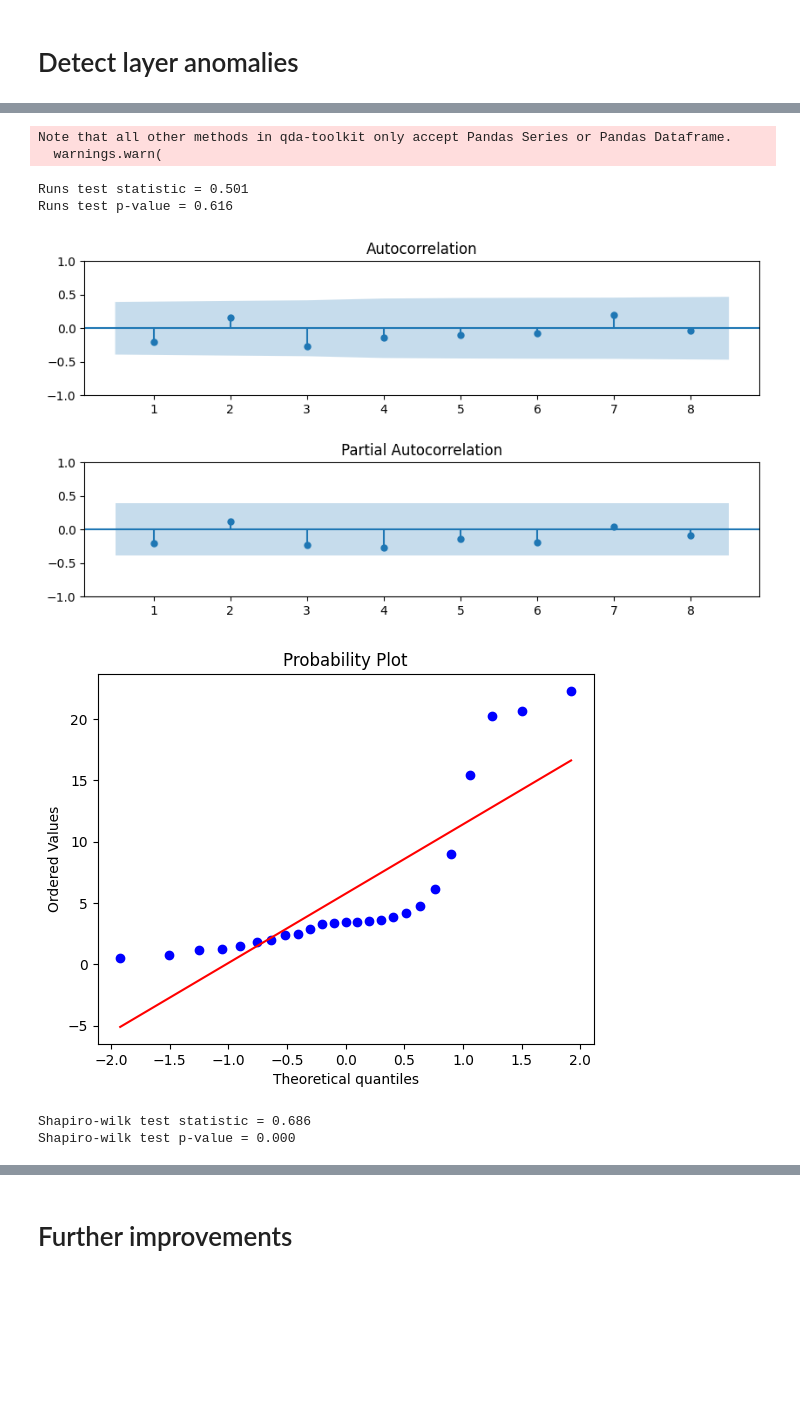
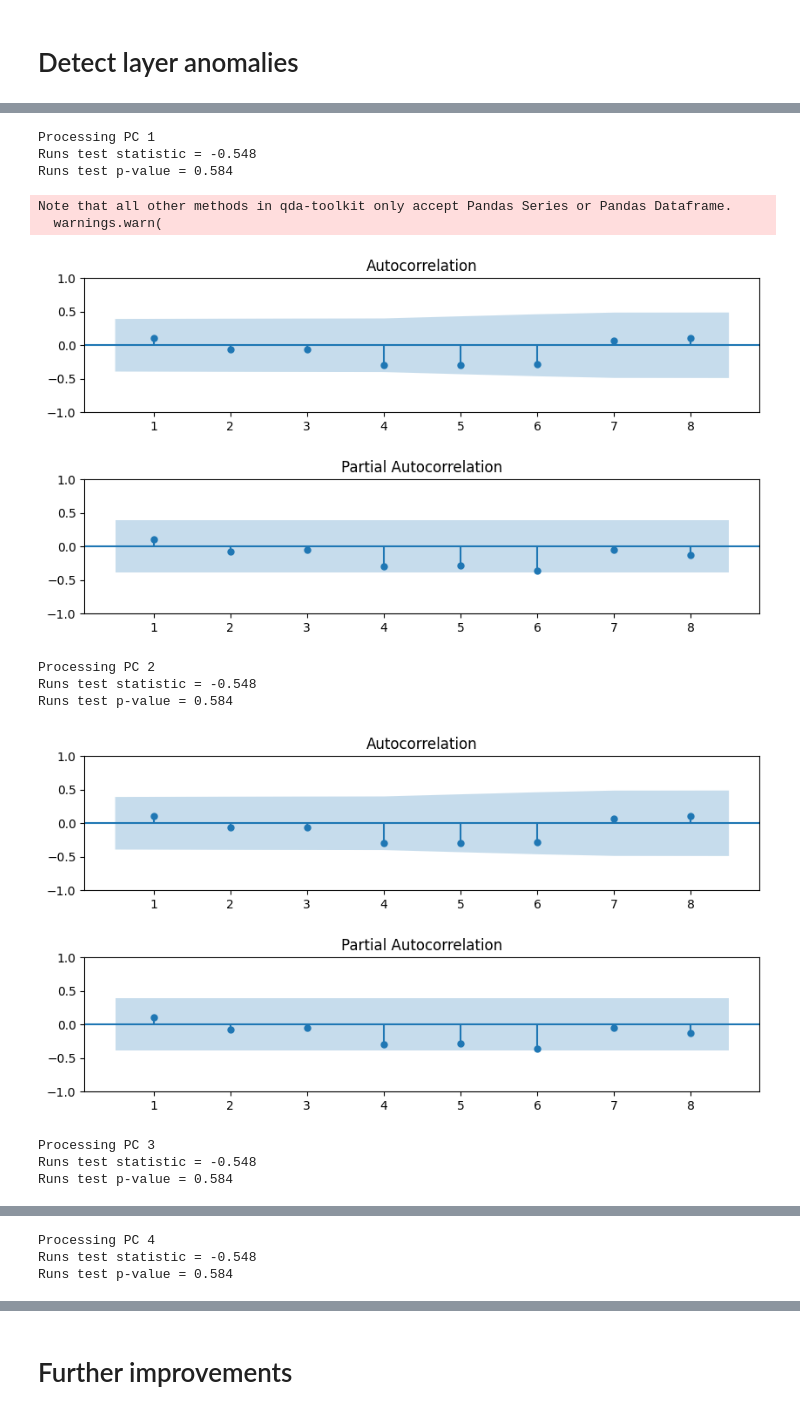
Before and after one commit to Cimap-dev/qda-project, a Jupyter notebook: pca_25_layerwise.ipynb, the cells around one changed output, grey strips where cells are left out. Drawn from its saved outputs; the diff is of its cells as text; code cells hidden in the pictures; blank space fills up the shorter version.

```diff
--- a/pca_25_layerwise.ipynb
+++ b/pca_25_layerwise.ipynb
@@ -74,8 +74,10 @@ import matplotlib.pyplot as plt
 
 # Assume list_25l is a NumPy array of shape (25, 120, 118)
 frames = np.array(list_25l)
+frames = (frames - np.mean(frames, axis=(1, 2), keepdims=True)) / np.std(frames, axis=(1, 2), keepdims=True)
 J, M, N = frames.shape
 p = M * N
+
 
 # Step 1: Reshape each frame to 1D vector and stack them
 X = frames.reshape(J, -1)  # Shape: (J, p)
@@ -86,7 +88,7 @@ scores = pca.fit_transform(X)
 
 # Step 3: Choose m components explaining ≥80% of variance
 explained = np.cumsum(pca.explained_variance_ratio_)
-m = np.searchsorted(explained, 0.80) + 1
+m = np.searchsorted(explained, 0.60) + 1
 print(m)
 Z = scores[:, :m]
 Lambda_inv = np.diag(1 / pca.explained_variance_[:m])
@@ -124,0 +148,13 @@ plt.show()
+# %%
+print(loadings)
+# Plot the first 5 loadings
+fig, axs = plt.subplots(1, 5, figsize=(20, 4), sharey=True)
+
+for i in range(5):
+    axs[i].plot(loadings[i], marker='o')
+    axs[i].set_title(f'Loadings for PC {i+1}')
+    axs[i].set_xlabel('Feature Index')
+    axs[i].set_ylabel('Loading Value')
+
+plt.tight_layout()
+plt.show()
@@ -125,14 +173,19 @@ plt.show()
 # %%
 import qdatoolkit as qda
-runs_statistic, runs_pvalue = qda.Assumptions(T2).independence()
-
-sw_statistic, sw_pvalue = qda.Assumptions(T2).normality()
+for i in range(5):
+    print(f"Processing PC {i+1}")
+    runs_statistic, runs_pvalue = qda.Assumptions(Z[:,1]).independence()
 # %% [output]
-Note that all other methods in qda-toolkit only accept Pandas Series or Pandas Dataframe.
-  warnings.warn(
+Processing PC 1
+Runs test statistic = -0.548
+Runs test p-value = 0.584
-Runs test statistic = 0.501
-Runs test p-value = 0.616
+Note that all other methods in qda-toolkit only accept Pandas Series or Pandas Dataframe.
+  warnings.warn(
-[figure, old version]
+[figure, new version]
+Processing PC 2
+Runs test statistic = -0.548
+Runs test p-value = 0.584
-[figure, old version]
+[figure, new version]
-Shapiro-wilk test statistic = 0.686
-Shapiro-wilk test p-value = 0.000
+Processing PC 3
+Runs test statistic = -0.548
+Runs test p-value = 0.584
@@ -138,0 +193,3 @@ Shapiro-wilk test p-value = 0.000
+Processing PC 4
+Runs test statistic = -0.548
+Runs test p-value = 0.584
```
Also changed, not shown: parts of 18 cells of this notebook, 3 other files.
